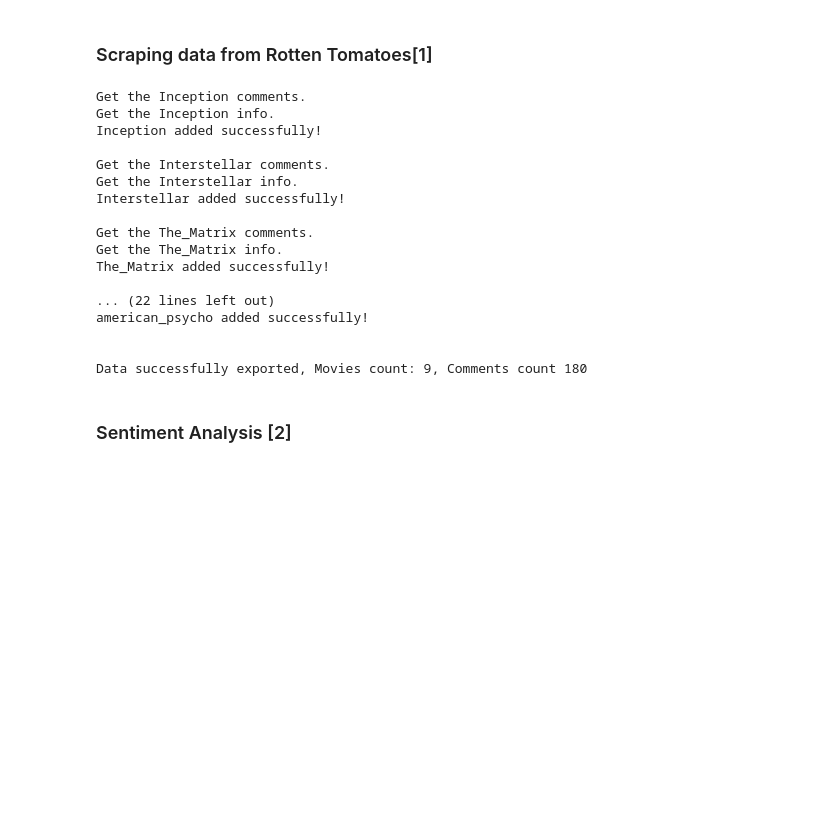
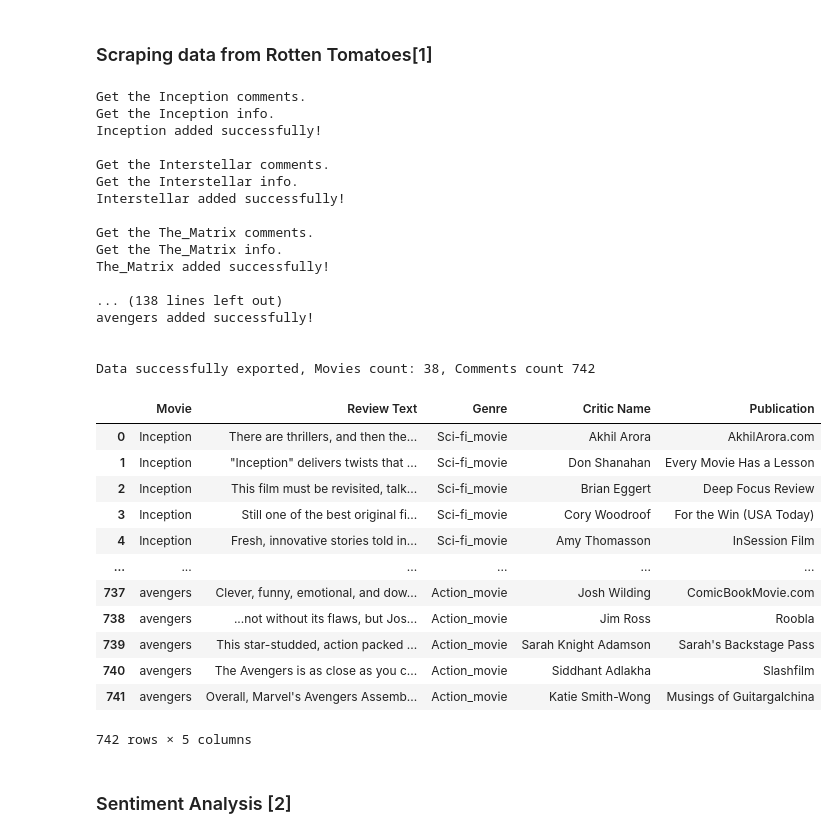
Before and after one commit to aeternum-dev/nlp-zsz, a Jupyter notebook: NLP_project_prototype.ipynb, the cells around one changed output. Drawn from its saved outputs; the diff is of its cells as text; code cells hidden in the pictures; blank space fills up the shorter version.

```diff
--- a/NLP_project_prototype.ipynb
+++ b/NLP_project_prototype.ipynb
@@ -32,7 +59,7 @@ with open("resources/source.txt", "r") as file:
   for line in file:
           movie_titles.append(line.strip())
 
-  reviews_df = dt.pd.DataFrame()
+  reviews_df_raw = dt.pd.DataFrame()
 
   for movie in movie_titles:
         i = 0
@@ -51,46 +78,59 @@ with open("resources/source.txt", "r") as file:
                 i += 1
 
         movie_info_df = pd.concat([movie_info_df] * i, ignore_index=True)
         comments_df = comments_df.join(movie_info_df)
-        reviews_df = pd.concat([reviews_df, comments_df], ignore_index=True)
+        reviews_df_raw = pd.concat([reviews_df_raw, comments_df], ignore_index=True)
         print(movie, "added successfully!")
         print("")
-reviews_df.to_excel("resources/reviews_raw.xlsx", index=False)
-reviews_df["Genre:"] = reviews_df["Genre:"].apply(lambda x: [word.strip() for word in x.split()])
-reviews_df["Genre"] = reviews_df["Genre:"].apply(lambda x: x[0][:-1].strip() if x and x[0] else None)
-reviews_df = reviews_df.drop("Genre:", axis=1)
-reviews_df["Genre"] = reviews_df["Genre"] + "_movie"
-filter_reviews_df = reviews_df[
+reviews_df_raw.to_excel("resources/reviews_raw.xlsx", index=False)
+reviews_df_raw["Genre:"] = reviews_df_raw["Genre:"].apply(lambda x: [word.strip() for word in x.split()])
+reviews_df_raw["Genre"] = reviews_df_raw["Genre:"].apply(lambda x: x[0][:-1].strip() if x and x[0] else None)
+reviews_df_raw = reviews_df_raw.drop("Genre:", axis=1)
+reviews_df_raw["Genre"] = reviews_df_raw["Genre"] + "_movie"
+reviews_df = reviews_df_raw[
     [
             "Movie",
             "Review Text",
             "Genre",
             "Critic Name",
             "Publication",
     ]
   ]
 print("")
-print(f"Data successfully exported, Movies count: {len(movie_titles)}, Comments count {len(filter_reviews_df)}")
-filter_reviews_df.to_excel("resources/reviews.xlsx", index=False)
-print(filter_reviews_df)
+print(f"Data successfully exported, Movies count: {len(movie_titles)}, Comments count {len(reviews_df)}")
+reviews_df.to_excel("resources/reviews.xlsx", index=False)
+reviews_df
 # %% [output]
 Get the Inception comments.
 Get the Inception info.
 Inception added successfully!
 
 Get the Interstellar comments.
 Get the Interstellar info.
 Interstellar added successfully!
 
 Get the The_Matrix comments.
 Get the The_Matrix info.
 The_Matrix added successfully!
 
-... (22 lines left out)
-american_psycho added successfully!
+... (138 lines left out)
+avengers added successfully!
 
 
-Data successfully exported, Movies count: 9, Comments count 180
+Data successfully exported, Movies count: 38, Comments count 742
+|  | Movie | Review Text | Genre | Critic Name | Publication |
+| 0 | Inception | There are thrillers, and then the... | Sci-fi_movie | Akhil Arora | AkhilArora.com |
+| 1 | Inception | "Inception" delivers twists that ... | Sci-fi_movie | Don Shanahan | Every Movie Has a Lesson |
+| 2 | Inception | This film must be revisited, talk... | Sci-fi_movie | Brian Eggert | Deep Focus Review |
+| 3 | Inception | Still one of the best original fi... | Sci-fi_movie | Cory Woodroof | For the Win (USA Today) |
+| 4 | Inception | Fresh, innovative stories told in... | Sci-fi_movie | Amy Thomasson | InSession Film |
+| ... | ... | ... | ... | ... | ... |
+| 737 | avengers | Clever, funny, emotional, and dow... | Action_movie | Josh Wilding | ComicBookMovie.com |
+| 738 | avengers | ...not without its flaws, but Jos... | Action_movie | Jim Ross | Roobla |
+| 739 | avengers | This star-studded, action packed ... | Action_movie | Sarah Knight Adamson | Sarah's Backstage Pass |
+| 740 | avengers | The Avengers is as close as you c... | Action_movie | Siddhant Adlakha | Slashfilm |
+| 741 | avengers | Overall, Marvel's Avengers Assemb... | Action_movie | Katie Smith-Wong | Musings of Guitargalchina |
+742 rows × 5 columns
 # %% [markdown]
 ### Sentiment Analysis [2]
 # %% [markdown]
```
Also changed, not shown: parts of 9 cells of this notebook.
